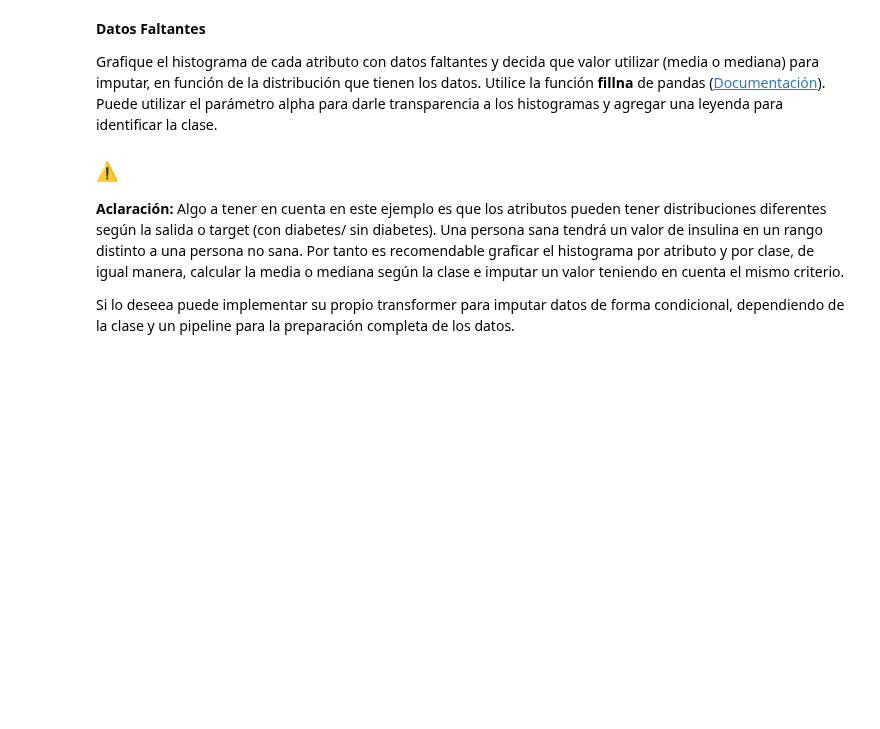
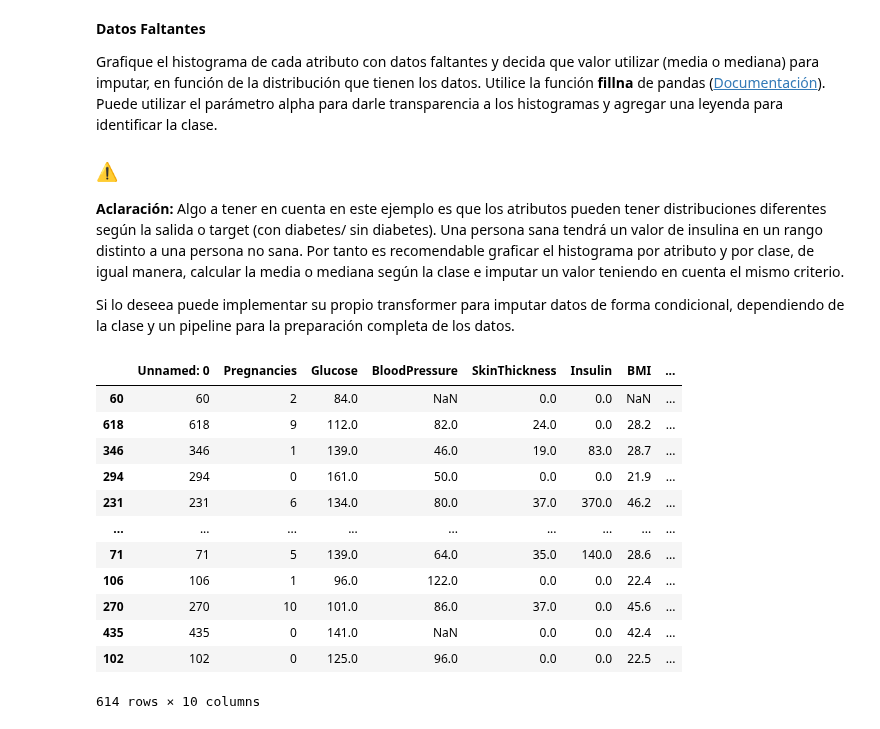
Before and after one commit to DinoMondino/IA, a Jupyter notebook: IntroduccionBibliotecas/Entregables_1_2024_1C.ipynb, the cells around one changed output. Cells and saved outputs as stored; diff of their text form; code cells hidden in the pictures; blank space fills up the shorter version.

Commit message:
train

```diff
--- a/IntroduccionBibliotecas/Entregables_1_2024_1C.ipynb
+++ b/IntroduccionBibliotecas/Entregables_1_2024_1C.ipynb
@@ -456,0 +460,23 @@ Si lo deseea puede implementar su propio transformer para imputar datos de forma
+# %%
+from sklearn.model_selection import train_test_split
+diabetes = pd.read_csv("./1_datos/diabetes_procesado.csv")
+"""
+separar en datos de entrenamiento para graficar y calcular la mediana de cada atributo y completarle los datos faltantes
+en el se de entrenamiento y el de prueba
+"""
+train_set, test_set = train_test_split(diabetes, test_size=0.2, random_state=42)
+train_set
+# %% [output]
+|  | Unnamed: 0 | Pregnancies | Glucose | BloodPressure | SkinThickness | Insulin | BMI | ... |
+| 60 | 60 | 2 | 84.0 | NaN | 0.0 | 0.0 | NaN | ... |
+| 618 | 618 | 9 | 112.0 | 82.0 | 24.0 | 0.0 | 28.2 | ... |
+| 346 | 346 | 1 | 139.0 | 46.0 | 19.0 | 83.0 | 28.7 | ... |
+| 294 | 294 | 0 | 161.0 | 50.0 | 0.0 | 0.0 | 21.9 | ... |
+| 231 | 231 | 6 | 134.0 | 80.0 | 37.0 | 370.0 | 46.2 | ... |
+| ... | ... | ... | ... | ... | ... | ... | ... | ... |
+| 71 | 71 | 5 | 139.0 | 64.0 | 35.0 | 140.0 | 28.6 | ... |
+| 106 | 106 | 1 | 96.0 | 122.0 | 0.0 | 0.0 | 22.4 | ... |
+| 270 | 270 | 10 | 101.0 | 86.0 | 37.0 | 0.0 | 45.6 | ... |
+| 435 | 435 | 0 | 141.0 | NaN | 0.0 | 0.0 | 42.4 | ... |
+| 102 | 102 | 0 | 125.0 | 96.0 | 0.0 | 0.0 | 22.5 | ... |
+614 rows × 10 columns
```
Also changed, not shown: parts of 2 cells of this notebook.
